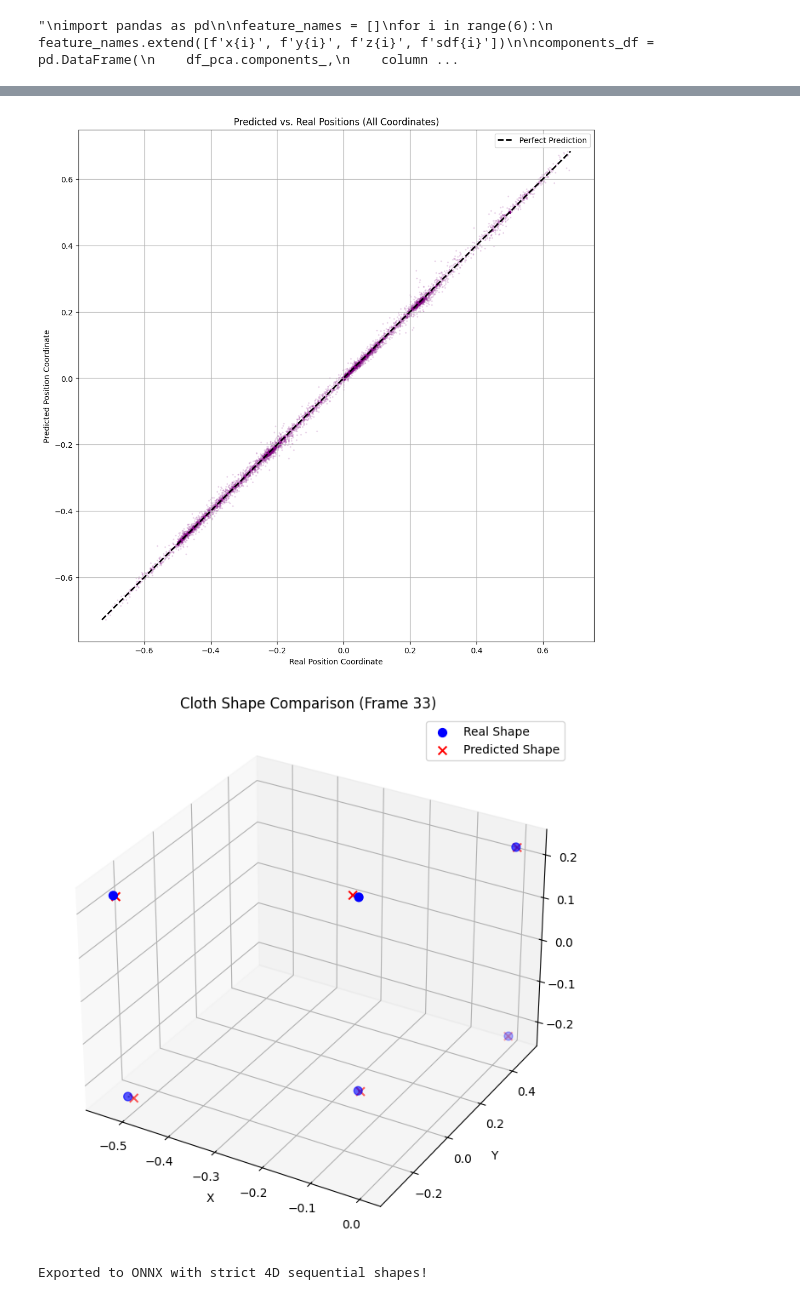
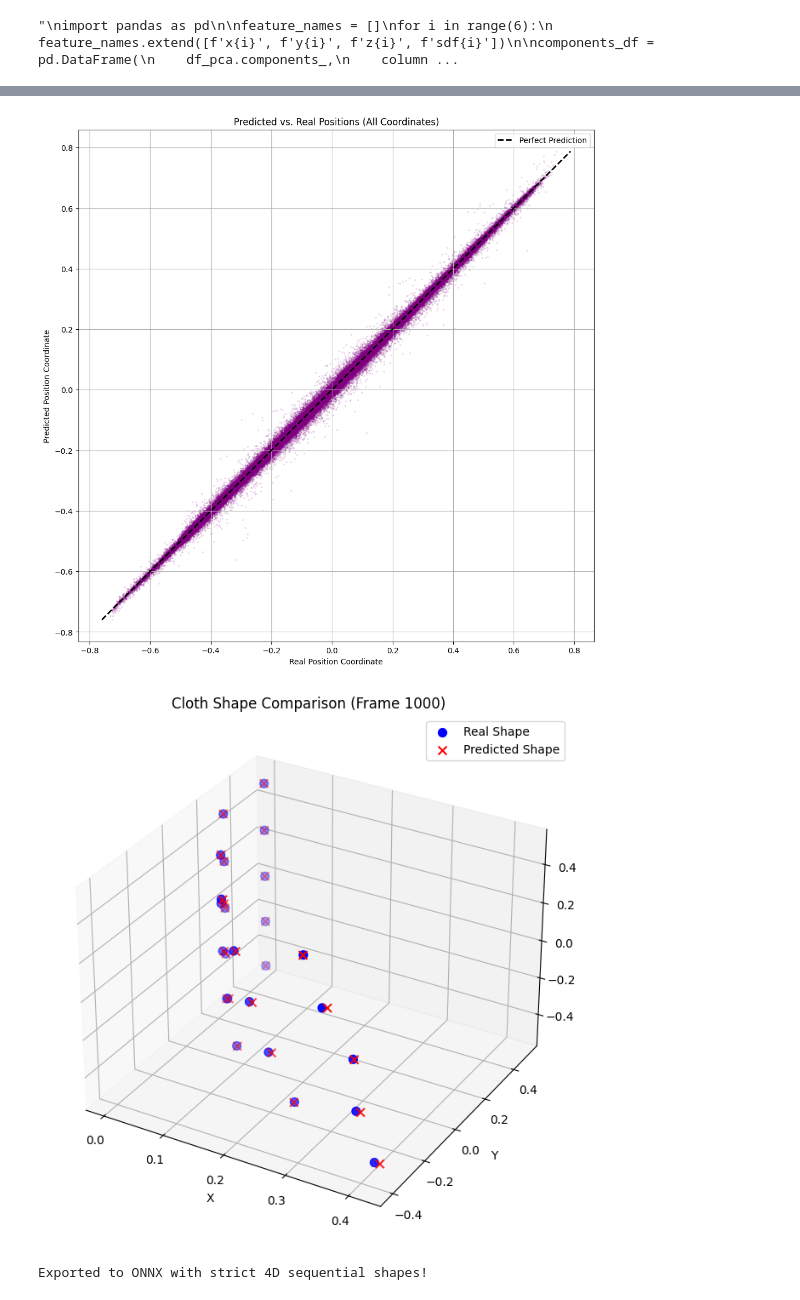
Before and after one commit to mikeletzu/TFG_FisicaOptim, a Jupyter notebook: Entrenamiento/rnn02_PCA.ipynb, the cells around one changed output, grey strips where cells are left out. Cells and saved outputs as stored; diff of their text form; code cells hidden in the pictures.

```diff
--- a/Entrenamiento/rnn02_PCA.ipynb
+++ b/Entrenamiento/rnn02_PCA.ipynb
@@ -6,7 +6,7 @@ from sklearn.preprocessing import StandardScaler
 import matplotlib.pyplot as plt
 
 # Cargar datos
-df = pd.read_csv('data/clothDataset_36_.csv')
+df = pd.read_csv('data/clothDataset_71_.csv')
 
 df = df.drop(columns=['frame'])
 
@@ -94,7 +94,7 @@ import torch
 from torch.utils.data import Dataset, DataLoader
 
 num_frames   = df.shape[0]
-num_vertices = 6
+num_vertices = 25
 #num_features = 4  # x, y, z, sdf por vértice
 
 # 3. Datos en 2D para PCA: (frames, vertices * features) = (N, 24)
@@ -319,7 +319,7 @@ norm_data = {
     "target_mean":       target_mean.tolist(),
     "target_std":        target_std.tolist(),
     "optimal_n":         optimal_n,
-    "num_vertices":      6,
+    "num_vertices":      num_vertices,
 }
 with open("todoPCA_norm_params.json", "w") as f:
     json.dump(norm_data, f)
@@ -328,7 +328,7 @@ print("Parámetros guardados en todoPCA_norm_params.json")
 # ==============================================================================
 # 4. SETUP MODEL
 # ==============================================================================
-model     = FlatRNNClothUnity(n_pca_components=optimal_n, num_vertices=6,
+model     = FlatRNNClothUnity(n_pca_components=optimal_n, num_vertices=num_vertices,
                                hidden_size=128, num_outputs=3)
 criterion = nn.L1Loss()
 optimizer = torch.optim.Adam(model.parameters(), lr=0.0001)
@@ -380,8 +380,6 @@ for epoch in range(epochs):
         torch.nn.utils.clip_grad_norm_(model.parameters(), 1.0)
         optimizer.step()
         train_loss += loss.item()
-
-    print(f'Train Epoch {epoch+1:03d}')
 
     avg_train_loss = train_loss / len(train_loader)
 
@@ -435,6 +433,7 @@ for epoch in range(epochs):
     all_pred_deltas  = all_pred_deltas
     all_target_deltas = all_target_deltas_eval
 
-    print(f"Epoch {epoch+1:03d} | Train: {avg_train_loss:.6f} | "
-          f"Test: {avg_test_loss:.6f} | Vertex Error: {avg_distance_error:.6f} units")
+    if (epoch%50 == 0):
+        print(f"Epoch {epoch+1:03d} | Train: {avg_train_loss:.6f} | "
+            f"Test: {avg_test_loss:.6f} | Vertex Error: {avg_distance_error:.6f} units")
 # %% [output]
@@ -561,41 +553,41 @@ plt.grid(True)
 plt.axis('equal') # Keeps the aspect ratio square
 plt.show()
 # %% [output]
-[figure, old version]
+[figure, new version]
 # %%
 # Choose a random frame from your test set to visualize
-frame_idx = 33 # Change this to look at different moments
+frame_idx = 1000 # Change this to look at different moments
 num_vertices = targets_pos_np.shape[1]
 
 real_frame = targets_pos_np[frame_idx] # Shape: (Vertices, 3)
 pred_frame = preds_pos_np[frame_idx]   # Shape: (Vertices, 3)
 
 fig = plt.figure(figsize=(10, 8))
 ax = fig.add_subplot(111, projection='3d')
 
 # Extract X, Y, Z for Real positions
 rx, ry, rz = real_frame[:, 0], real_frame[:, 1], real_frame[:, 2]
 # Extract X, Y, Z for Predicted positions
 px, py, pz = pred_frame[:, 0], pred_frame[:, 1], pred_frame[:, 2]
 
 # Plot the real cloth vertices in Blue
 ax.scatter(rx, ry, rz, c='blue', label='Real Shape', s=50, marker='o')
 
 # Plot the predicted cloth vertices in Red
 ax.scatter(px, py, pz, c='red', label='Predicted Shape', s=50, marker='x')
 
 # Draw lines connecting the predicted vertex to the real vertex to show the error
 for i in range(num_vertices):
     ax.plot([rx[i], px[i]], [ry[i], py[i]], [rz[i], pz[i]], color='gray', linestyle='dotted')
 
 ax.set_title(f'Cloth Shape Comparison (Frame {frame_idx})')
 ax.set_xlabel('X')
 ax.set_ylabel('Y')
 ax.set_zlabel('Z')
 ax.legend()
 plt.show()
 # %% [output]
-[figure, old version]
+[figure, new version]
 # %%
 import torch
 import sys
```
Also changed, not shown: parts of 6 cells of this notebook, 25 other files.
